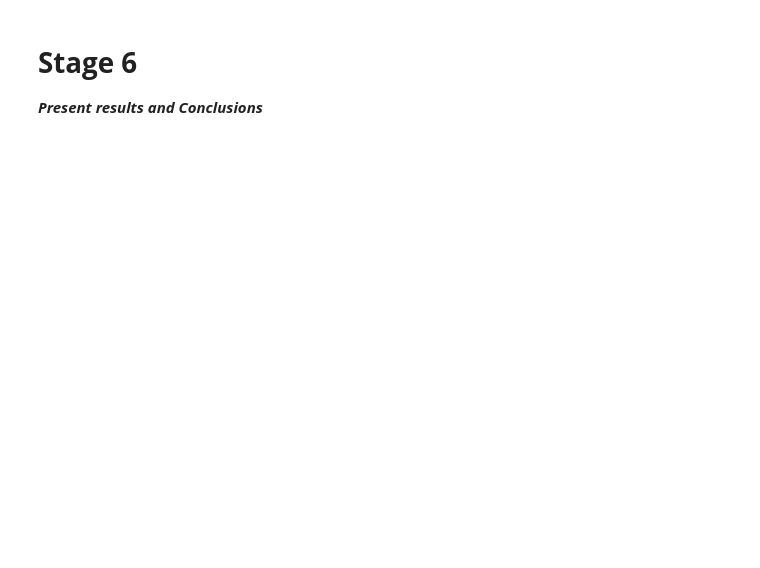
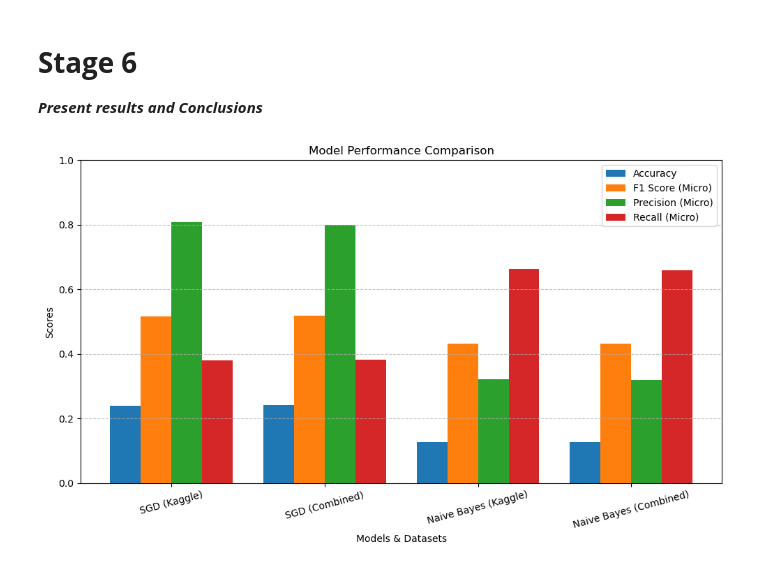
Before and after one commit to CreepyShell/data-driven-assignment, a Jupyter notebook: DataDrivenAssigment_DanyloKhokhlov.ipynb, the cells around one changed output. Drawn from its saved outputs; the diff is of its cells as text; code cells hidden in the pictures; blank space fills up the shorter version.

```diff
--- a/DataDrivenAssigment_DanyloKhokhlov.ipynb
+++ b/DataDrivenAssigment_DanyloKhokhlov.ipynb
@@ -463,3 +585,39 @@ Recall (micro): 0.6598855568101353
 # %% [markdown]
 # **Stage 6**
 ***Present results and Conclusions***
+# %%
+import matplotlib.pyplot as plt
+import numpy as np
+
+# Model labels and metric values
+models = [
+    'SGD (Kaggle)', 'SGD (Combined)',
+    'Naive Bayes (Kaggle)', 'Naive Bayes (Combined)'
+]
+
+accuracy = [0.239, 0.241, 0.126, 0.127]
+f1 = [0.516, 0.518, 0.432, 0.431]
+precision = [0.808, 0.799, 0.321, 0.320]
+recall = [0.379, 0.383, 0.663, 0.660]
+
+x = np.arange(len(models))
+bar_width = 0.2
+
+
+plt.figure(figsize=(10, 6))
+plt.bar(x - 1.5 * bar_width, accuracy, bar_width, label='Accuracy')
+plt.bar(x - 0.5 * bar_width, f1, bar_width, label='F1 Score (Micro)')
+plt.bar(x + 0.5 * bar_width, precision, bar_width, label='Precision (Micro)')
+plt.bar(x + 1.5 * bar_width, recall, bar_width, label='Recall (Micro)')
+
+plt.xlabel('Models & Datasets')
+plt.ylabel('Scores')
+plt.title('Model Performance Comparison')
+plt.xticks(x, models, rotation=15)
+plt.ylim(0, 1)
+plt.legend()
+plt.grid(axis='y', linestyle='--', alpha=0.7)
+plt.tight_layout()
+plt.show()
+# %% [output]
+[figure, added]
```
Also changed, not shown: parts of 40 cells of this notebook.
